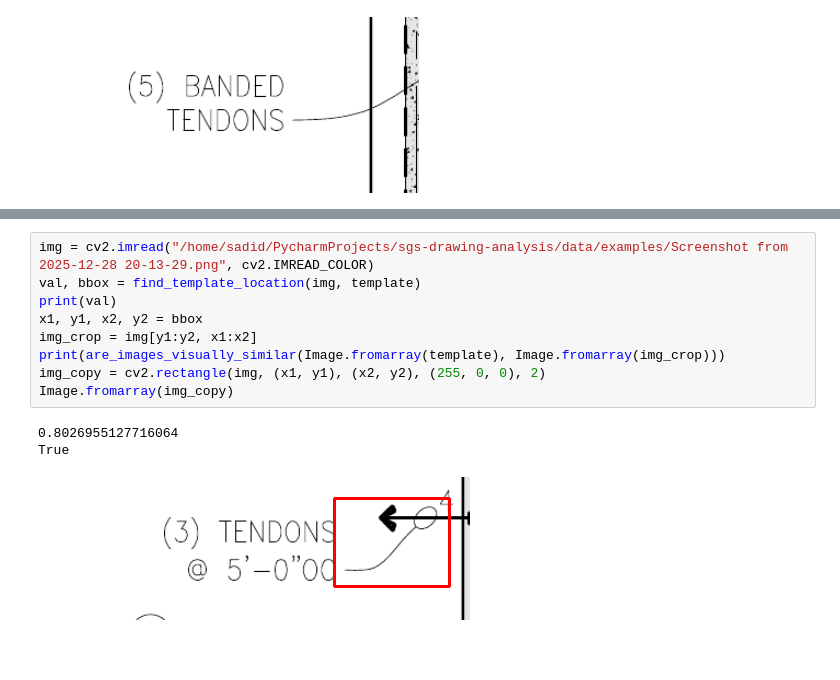
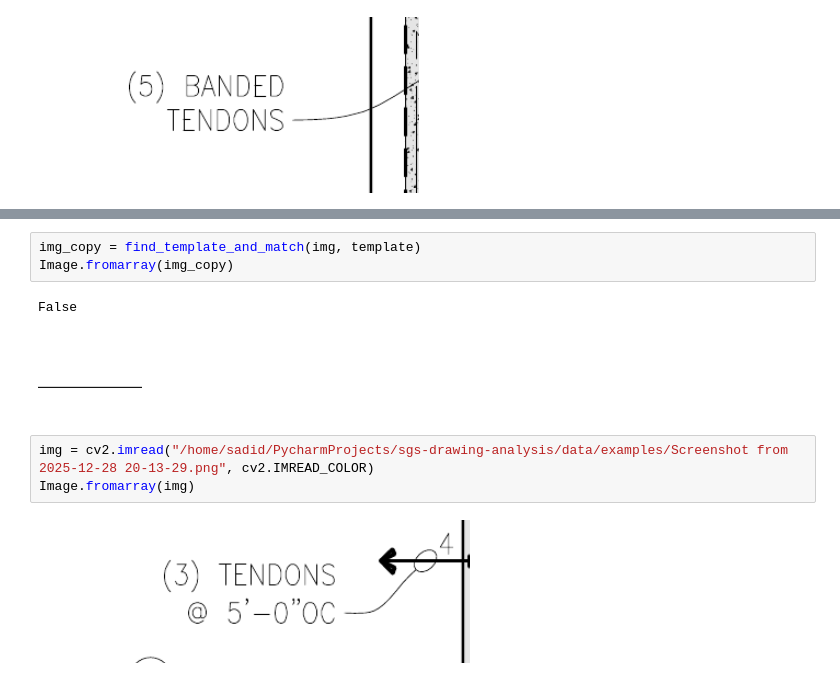
Before and after one commit to mostafa-netizen/Sadidul-Islam-Analysis, a Jupyter notebook: analysis/template_matching_left_top.ipynb, the cells around one changed output, grey strips where cells are left out. Saved outputs shown, nothing was run; the diff lists cells and outputs as text; blank space fills up the shorter version.

```diff
--- a/analysis/template_matching_left_top.ipynb
+++ b/analysis/template_matching_left_top.ipynb
@@ -193,13 +207,11 @@ False
+# %%
+img_copy = find_template_and_match(img, template)
+Image.fromarray(img_copy)
+# %% [output]
+False
+[figure, added]
 # %%
 img = cv2.imread("/home/sadid/PycharmProjects/sgs-drawing-analysis/data/examples/Screenshot from 2025-12-28 20-13-29.png", cv2.IMREAD_COLOR)
-val, bbox = find_template_location(img, template)
-print(val)
-x1, y1, x2, y2 = bbox
-img_crop = img[y1:y2, x1:x2]
-print(are_images_visually_similar(Image.fromarray(template), Image.fromarray(img_crop)))
-img_copy = cv2.rectangle(img, (x1, y1), (x2, y2), (255, 0, 0), 2)
-Image.fromarray(img_copy)
+Image.fromarray(img)
 # %% [output]
-0.8026955127716064
-True
-[figure, old version]
+[figure, new version]
```
Also changed, not shown: parts of 21 cells of this notebook, 3 other files.
